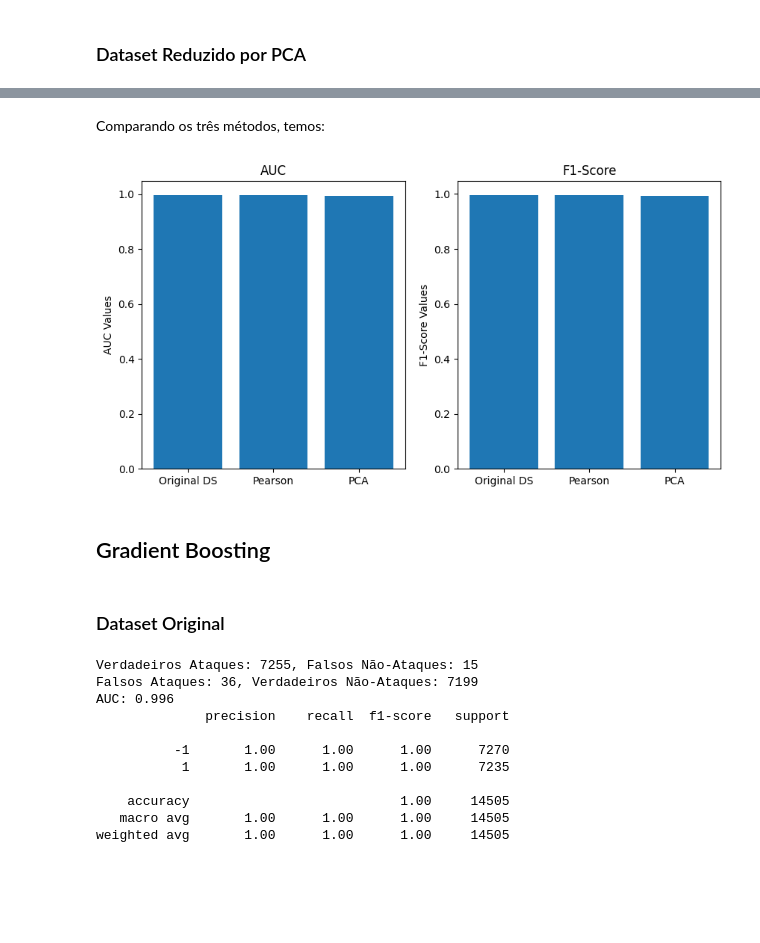
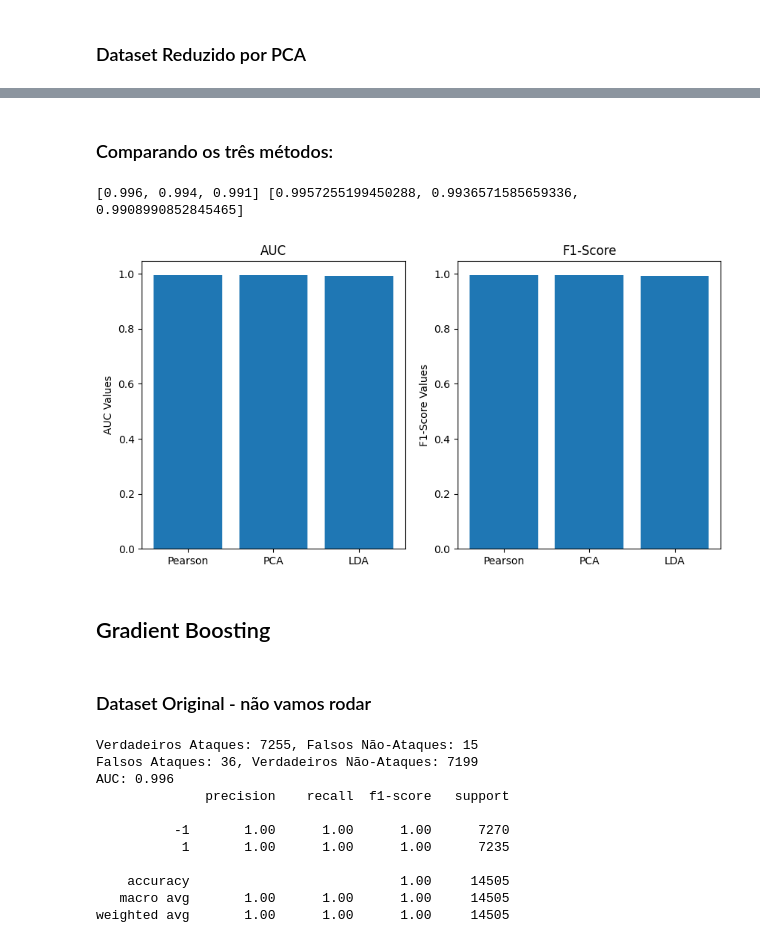
Before and after one commit to cesarpmorais/5G-Data-Training, a Jupyter notebook: ml/decision_trees.ipynb, the cells around one changed output, grey strips where cells are left out. Saved outputs shown, nothing was run; the diff lists cells and outputs as text; code cells hidden in the pictures; blank space fills up the shorter version.

```diff
--- a/ml/decision_trees.ipynb
+++ b/ml/decision_trees.ipynb
@@ -65,5 +107,5 @@ pca_X_train, pca_X_test, pca_y_train, pca_y_test = aux.prepare_dataset(pca_df)
 # %%
-rand_for = RandomForestClassifier().fit(pca_X_train, pca_y_train)
+rand_for = RandomForestClassifier(**pca_best_params).fit(pca_X_train, pca_y_train)
 y_pred = rand_for.predict(pca_X_test)
 
 auc, f1 = aux.analyse_ml_results(pca_y_test, y_pred)
@@ -83,0 +128,9 @@ weighted avg       0.99      0.99      0.99     14505
+# %%
+lda_X_train, lda_X_test, lda_y_train, lda_y_test = aux.prepare_dataset(lda_df)
+# %%
+rand_for_model = RandomForestClassifier()
+random_search = RandomizedSearchCV(rand_for_model, params, random_state=42, n_jobs=-1)
+random_search.fit(lda_X_train, lda_y_train)
+
+lda_best_params = random_search.best_params_
+print(random_search.best_params_)
@@ -83,0 +139,7 @@ weighted avg       0.99      0.99      0.99     14505
+# %%
+rand_for = RandomForestClassifier(**lda_best_params).fit(lda_X_train, lda_y_train)
+y_pred = rand_for.predict(lda_X_test)
+
+auc, f1 = aux.analyse_ml_results(lda_y_test, y_pred)
+auc_values.append(auc)
+f1_score_values.append(f1)
@@ -84,13 +158,17 @@ weighted avg       0.99      0.99      0.99     14505
 # %% [markdown]
-Comparando os três métodos, temos:
+### Comparando os três métodos:
+# %%
+print(auc_values, f1_score_values)
+# %% [output]
+[0.996, 0.994, 0.991] [0.9957255199450288, 0.9936571585659336, 0.9908990852845465]
 # %%
-aux.plot_auc_and_f1(auc_values, f1_score_values)
+aux.plot_auc_and_f1_reduced(auc_values, f1_score_values)
 # %% [output]
-[figure, old version]
+[figure, new version]
 # %% [markdown]
 ## Gradient Boosting
-# %% [markdown]
-### Dataset Original
 # %%
 auc_values = []
 f1_score_values = []
+# %% [markdown]
+### Dataset Original - não vamos rodar
```
Also changed, not shown: parts of 25 cells of this notebook.
